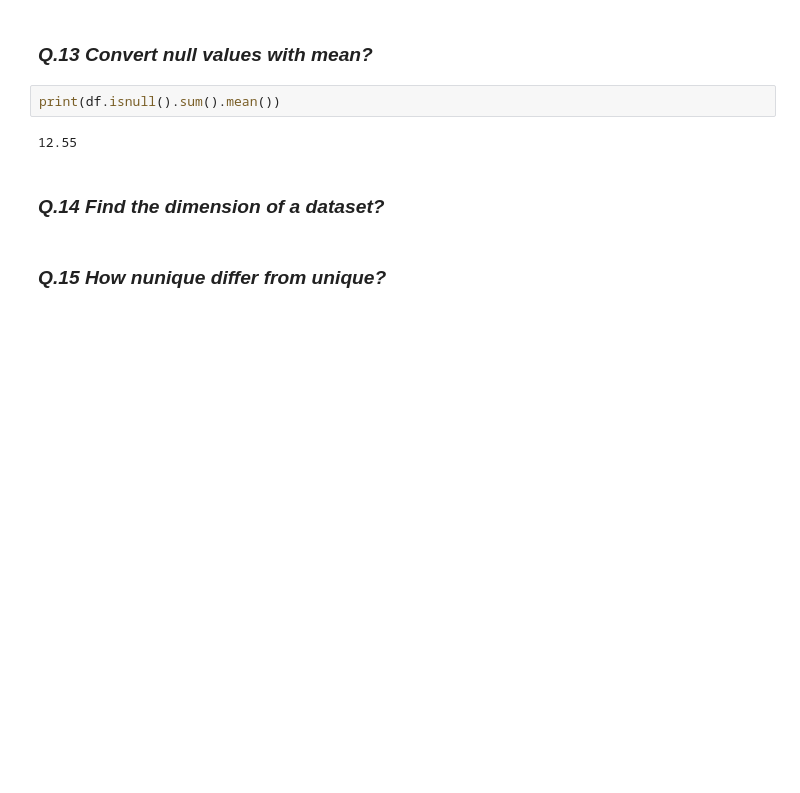
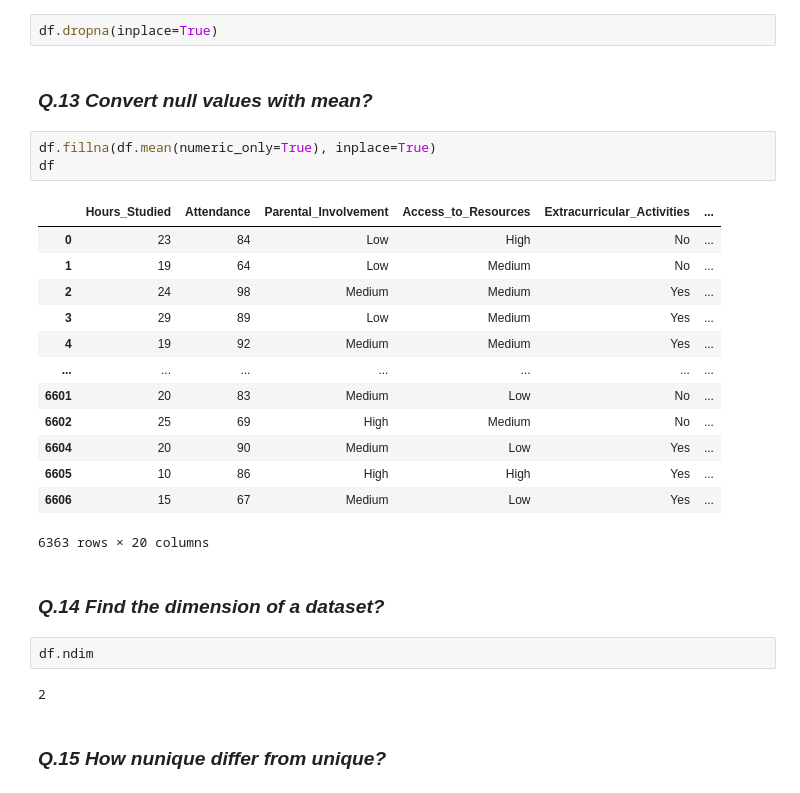
Before and after one commit to anurajrajak005/Pandas-Daily-Practice, a Jupyter notebook: practices.ipynb, the cells around one changed output. Cells and saved outputs as stored; diff of their text form; blank space fills up the shorter version.

```diff
--- a/practices.ipynb
+++ b/practices.ipynb
@@ -222,13 +195,32 @@ df.describe()
 | max | 44.000000 | 100.000000 | 10.000000 | 100.000000 | 8.00000 | 6.000000 | ... |
 # %% [markdown]
 ### *Q.12.Drop particular column from given dataset?*
+# %%
+df.dropna(inplace=True)
 # %% [markdown]
 ### *Q.13 Convert null values with mean?*
 # %%
-print(df.isnull().sum().mean())
+df.fillna(df.mean(numeric_only=True), inplace=True)
+df
 # %% [output]
+|  | Hours_Studied | Attendance | Parental_Involvement | Access_to_Resources | Extracurricular_Activities | ... |
+| 0 | 23 | 84 | Low | High | No | ... |
+| 1 | 19 | 64 | Low | Medium | No | ... |
+| 2 | 24 | 98 | Medium | Medium | Yes | ... |
+| 3 | 29 | 89 | Low | Medium | Yes | ... |
+| 4 | 19 | 92 | Medium | Medium | Yes | ... |
+| ... | ... | ... | ... | ... | ... | ... |
+| 6601 | 20 | 83 | Medium | Low | No | ... |
+| 6602 | 25 | 69 | High | Medium | No | ... |
+| 6604 | 20 | 90 | Medium | Low | Yes | ... |
+| 6605 | 10 | 86 | High | High | Yes | ... |
+| 6606 | 15 | 67 | Medium | Low | Yes | ... |
-12.55
+6363 rows × 20 columns
 # %% [markdown]
 ### *Q.14 Find the dimension of a dataset?*
+# %%
+df.ndim
+# %% [output]
+2
 # %% [markdown]
 ### *Q.15 How nunique differ from unique?*
```
Also changed, not shown: parts of 4 cells of this notebook.
